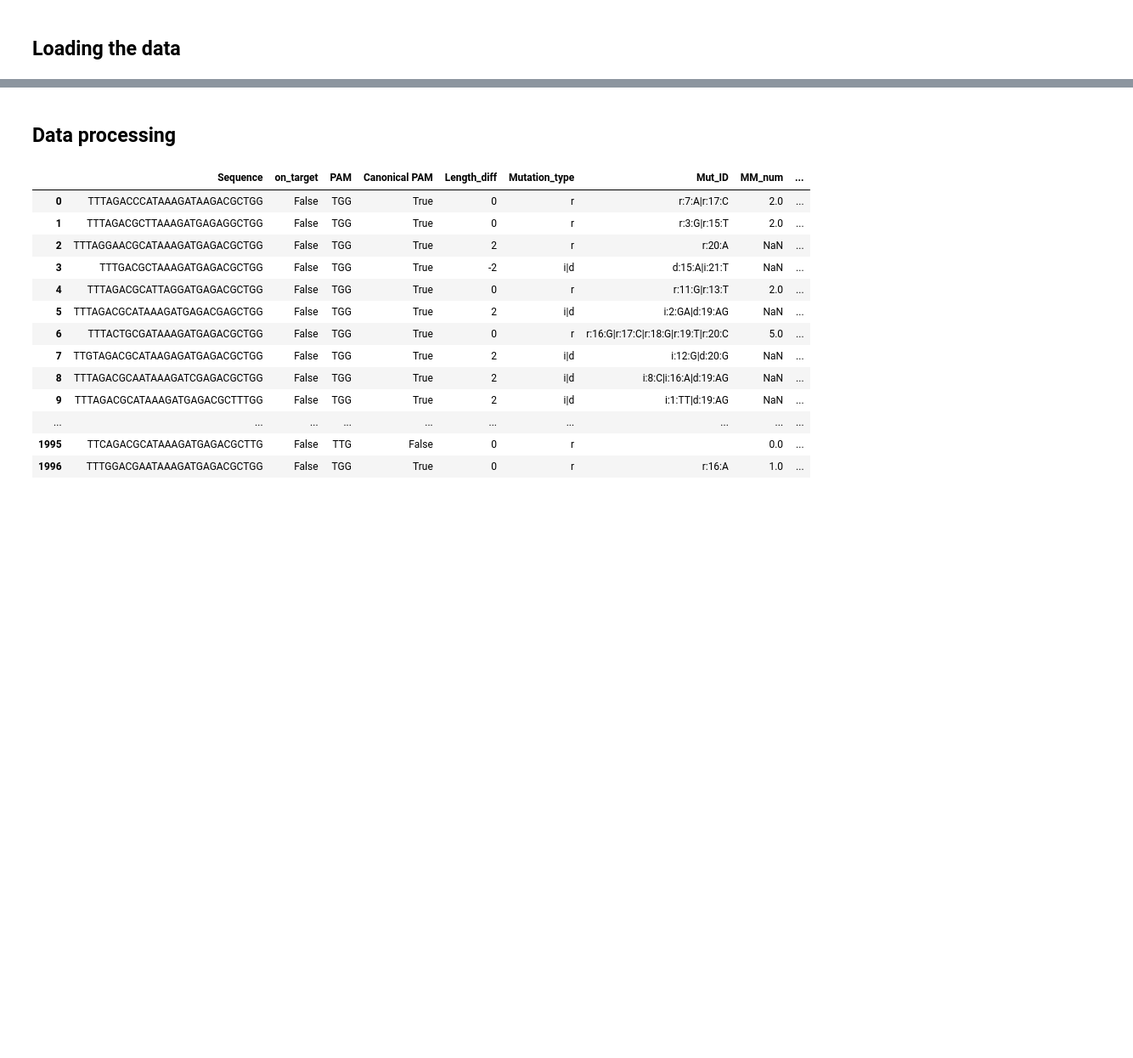
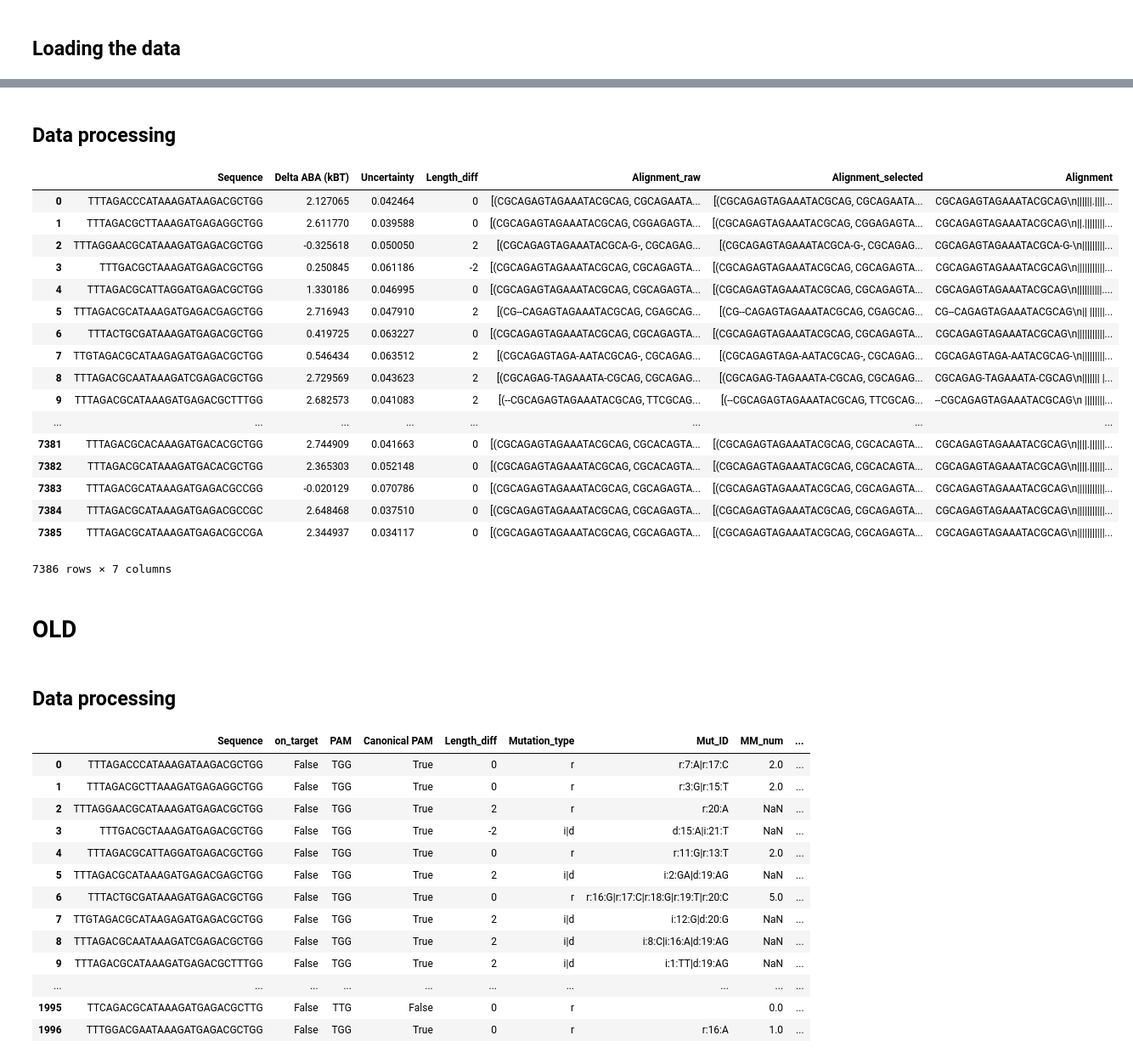
Before and after one commit to martin-depken/Energy-Landscape, a Jupyter notebook: code_ABA_Finkelsteinlab/Looking at Finkelstein data.ipynb, the cells around one changed output, grey strips where cells are left out. Shown at 85% size. Drawn from its saved outputs; the diff is of its cells as text; code cells hidden in the pictures; blank space fills up the shorter version.

```diff
--- a/code_ABA_Finkelsteinlab/Looking at Finkelstein data.ipynb
+++ b/code_ABA_Finkelsteinlab/Looking at Finkelstein data.ipynb
@@ -43,0 +42,2 @@ on_target
+# %% [markdown]
+## Data processing
@@ -44,3 +81,59 @@ on_target
+# %%
+data['Length_diff'] = data['Sequence'].apply(lambda S: find_length_diff(S, on_target, Cas))
+data['Alignment_raw'] = data['Sequence'].apply(lambda S: Allign(S, on_target, Cas))
+# %%
+def Clean_allignment(x):
+    A = copy.deepcopy(x['Alignment_raw'])
+    Length_diff = x['Length_diff']
+
+    if Length_diff == 0:
+        function_to_filter = lambda a: not(('-' in a[0]) or ('-' in a[1]))
+        A = filter(function_to_filter, A)
+        return A
+
+    if Length_diff > 0:
+        function_to_filter = lambda a: not(('-' not in a[0]) or ('-' in a[1]))
+        A = filter(function_to_filter, A)
+        id_for_sort = lambda a: '|'.join(map(lambda x: str(x), list(np.arange(1,len(a[0])+1)[np.array(list(a[0])) != np.array(list(a[1]))])))
+        if len(A)>1:
+            A.sort(key=id_for_sort, reverse=True)
+            del A[1:]
+        return(A)
+
+    if Length_diff < 0:
+        function_to_filter = lambda a: not(('-' in a[0]) or ('-' not in a[1]))
+        A = filter(function_to_filter, A)
+        id_for_sort = lambda a: '|'.join(map(lambda x: str(x), list(np.arange(1,len(a[0])+1)[np.array(list(a[0])) != np.array(list(a[1]))])))
+        if len(A)>1:
+            A.sort(key=id_for_sort, reverse=True)
+            del A[1:]
+        return(A)
+# %%
+data['Alignment_selected'] = data.apply(Clean_allignment, axis=1)
+data['Alignment'] = data['Alignment_selected'].apply(lambda A: format_alignment(*A[0]) if len(A) > 0 else '')
+# %%
+data
+# %% [output]
+|  | Sequence | Delta ABA (kBT) | Uncertainty | Length_diff | Alignment_raw | Alignment_selected | Alignment |
+| 0 | TTTAGACCCATAAAGATAAGACGCTGG | 2.127065 | 0.042464 | 0 | [(CGCAGAGTAGAAATACGCAG, CGCAGAATA... | [(CGCAGAGTAGAAATACGCAG, CGCAGAATA... | CGCAGAGTAGAAATACGCAG\n||||||.||||... |
+| 1 | TTTAGACGCTTAAAGATGAGAGGCTGG | 2.611770 | 0.039588 | 0 | [(CGCAGAGTAGAAATACGCAG, CGGAGAGTA... | [(CGCAGAGTAGAAATACGCAG, CGGAGAGTA... | CGCAGAGTAGAAATACGCAG\n||.||||||||... |
+| 2 | TTTAGGAACGCATAAAGATGAGACGCTGG | -0.325618 | 0.050050 | 2 | [(CGCAGAGTAGAAATACGCA-G-, CGCAGAG... | [(CGCAGAGTAGAAATACGCA-G-, CGCAGAG... | CGCAGAGTAGAAATACGCA-G-\n|||||||||... |
+| 3 | TTTGACGCTAAAGATGAGACGCTGG | 0.250845 | 0.061186 | -2 | [(CGCAGAGTAGAAATACGCAG, CGCAGAGTA... | [(CGCAGAGTAGAAATACGCAG, CGCAGAGTA... | CGCAGAGTAGAAATACGCAG\n|||||||||||... |
+| 4 | TTTAGACGCATTAGGATGAGACGCTGG | 1.330186 | 0.046995 | 0 | [(CGCAGAGTAGAAATACGCAG, CGCAGAGTA... | [(CGCAGAGTAGAAATACGCAG, CGCAGAGTA... | CGCAGAGTAGAAATACGCAG\n||||||||||.... |
+| 5 | TTTAGACGCATAAAGATGAGACGAGCTGG | 2.716943 | 0.047910 | 2 | [(CG--CAGAGTAGAAATACGCAG, CGAGCAG... | [(CG--CAGAGTAGAAATACGCAG, CGAGCAG... | CG--CAGAGTAGAAATACGCAG\n|| ||||||... |
+| 6 | TTTACTGCGATAAAGATGAGACGCTGG | 0.419725 | 0.063227 | 0 | [(CGCAGAGTAGAAATACGCAG, CGCAGAGTA... | [(CGCAGAGTAGAAATACGCAG, CGCAGAGTA... | CGCAGAGTAGAAATACGCAG\n|||||||||||... |
+| 7 | TTGTAGACGCATAAGAGATGAGACGCTGG | 0.546434 | 0.063512 | 2 | [(CGCAGAGTAGA-AATACGCAG-, CGCAGAG... | [(CGCAGAGTAGA-AATACGCAG-, CGCAGAG... | CGCAGAGTAGA-AATACGCAG-\n|||||||||... |
+| 8 | TTTAGACGCAATAAAGATCGAGACGCTGG | 2.729569 | 0.043623 | 2 | [(CGCAGAG-TAGAAATA-CGCAG, CGCAGAG... | [(CGCAGAG-TAGAAATA-CGCAG, CGCAGAG... | CGCAGAG-TAGAAATA-CGCAG\n||||||| |... |
+| 9 | TTTAGACGCATAAAGATGAGACGCTTTGG | 2.682573 | 0.041083 | 2 | [(--CGCAGAGTAGAAATACGCAG, TTCGCAG... | [(--CGCAGAGTAGAAATACGCAG, TTCGCAG... | --CGCAGAGTAGAAATACGCAG\n ||||||||... |
+| ... | ... | ... | ... | ... | ... | ... | ... |
+| 7381 | TTTAGACGCACAAAGATGACACGCTGG | 2.744909 | 0.041663 | 0 | [(CGCAGAGTAGAAATACGCAG, CGCACAGTA... | [(CGCAGAGTAGAAATACGCAG, CGCACAGTA... | CGCAGAGTAGAAATACGCAG\n||||.||||||... |
+| 7382 | TTTAGACGCATAAAGATGACACGCTGG | 2.365303 | 0.052148 | 0 | [(CGCAGAGTAGAAATACGCAG, CGCACAGTA... | [(CGCAGAGTAGAAATACGCAG, CGCACAGTA... | CGCAGAGTAGAAATACGCAG\n||||.||||||... |
+| 7383 | TTTAGACGCATAAAGATGAGACGCCGG | -0.020129 | 0.070786 | 0 | [(CGCAGAGTAGAAATACGCAG, CGCAGAGTA... | [(CGCAGAGTAGAAATACGCAG, CGCAGAGTA... | CGCAGAGTAGAAATACGCAG\n|||||||||||... |
+| 7384 | TTTAGACGCATAAAGATGAGACGCCGC | 2.648468 | 0.037510 | 0 | [(CGCAGAGTAGAAATACGCAG, CGCAGAGTA... | [(CGCAGAGTAGAAATACGCAG, CGCAGAGTA... | CGCAGAGTAGAAATACGCAG\n|||||||||||... |
+| 7385 | TTTAGACGCATAAAGATGAGACGCCGA | 2.344937 | 0.034117 | 0 | [(CGCAGAGTAGAAATACGCAG, CGCAGAGTA... | [(CGCAGAGTAGAAATACGCAG, CGCAGAGTA... | CGCAGAGTAGAAATACGCAG\n|||||||||||... |
+7386 rows × 7 columns
+# %% [markdown]
+# OLD
 # %% [markdown]
 ## Data processing
 # %%
```
Also changed, not shown: parts of 3 cells of this notebook.
